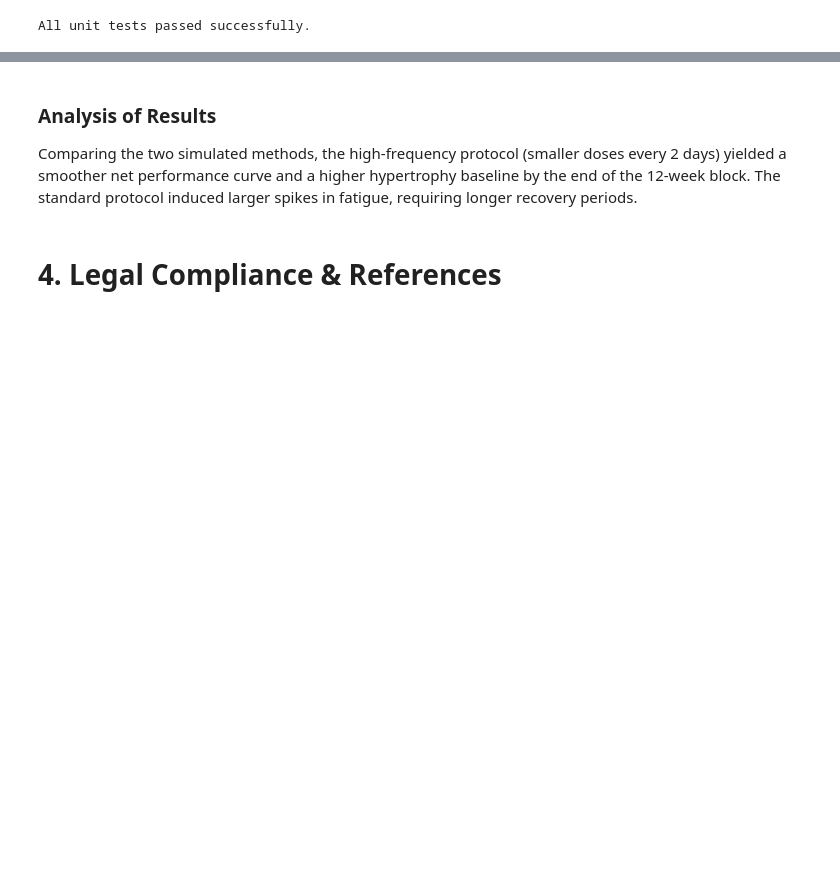
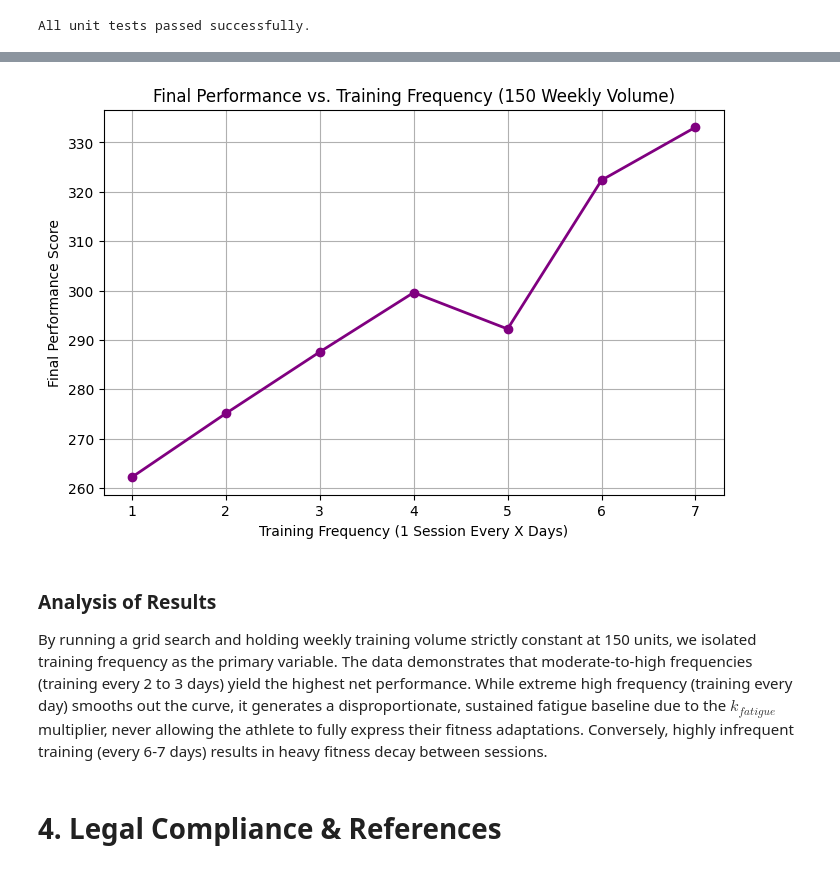
Before and after one commit to AlexGekov/hypertrophy-and-fatigue, a Jupyter notebook: hypertrophy_model.ipynb, the cells around one changed output, grey strips where cells are left out. Saved outputs shown, nothing was run; the diff lists cells and outputs as text; code cells hidden in the pictures; blank space fills up the shorter version.

```diff
--- a/hypertrophy_model.ipynb
+++ b/hypertrophy_model.ipynb
@@ -80,0 +97,27 @@ plot_simulation(fit_hf, fat_hf, perf_hf, 'High Frequency Protocol: 1 Session / 2
+# %%
+days = 84
+weekly_volumes = [100, 150, 200]
+frequencies = [1, 2, 3, 4, 5, 6, 7]
+results = []
+
+for vol in weekly_volumes:
+    for freq in frequencies:
+        doses = np.zeros(days)
+        sessions_per_week = 7 / freq
+        dose_per_session = vol / sessions_per_week
+        doses[::freq] = dose_per_session
+
+        fitness, fatigue, performance = simulate_training_block(
+            days=days, tau1=45, tau2=15, k_fitness=1.0, k_fatigue=2.0, doses=doses
+        )
+
+        results.append({
+            "Weekly Volume": vol,
+            "Frequency (Days)": freq,
+            "Dose/Session": round(dose_per_session, 2),
+            "Max Fatigue": round(fatigue.max(), 2),
+            "Final Performance": round(performance[-1], 2)
+        })
+
+results_df = pd.DataFrame(results)
+display(results_df.sort_values(by="Final Performance", ascending=False).head(10))
@@ -81,6 +136,19 @@ plot_simulation(fit_hf, fat_hf, perf_hf, 'High Frequency Protocol: 1 Session / 2
+# %%
+vol_150_data = results_df[results_df["Weekly Volume"] == 150].sort_values(by="Frequency (Days)")
+
+plt.figure(figsize=(8, 5))
+plt.plot(vol_150_data["Frequency (Days)"], vol_150_data["Final Performance"], marker='o', color='purple', linewidth=2)
+plt.title('Final Performance vs. Training Frequency (150 Weekly Volume)')
+plt.xlabel('Training Frequency (1 Session Every X Days)')
+plt.ylabel('Final Performance Score')
+plt.xticks(frequencies)
+plt.grid(True)
+plt.show()
+# %% [output]
+[figure, added]
 # %% [markdown]
 ### Analysis of Results
-Comparing the two simulated methods, the high-frequency protocol (smaller doses every 2 days) yielded a smoother net performance curve and a higher hypertrophy baseline by the end of the 12-week block. The standard protocol induced larger spikes in fatigue, requiring longer recovery periods.
+By running a grid search and holding weekly training volume strictly constant at 150 units, we isolated training frequency as the primary variable. The data demonstrates that moderate-to-high frequencies (training every 2 to 3 days) yield the highest net performance. While extreme high frequency (training every day) smooths out the curve, it generates a disproportionate, sustained fatigue baseline due to the $k_{fatigue}$ multiplier, never allowing the athlete to fully express their fitness adaptations. Conversely, highly infrequent training (every 6-7 days) results in heavy fitness decay between sessions.
 # %% [markdown]
 # 4. Legal Compliance & References
 # %% [markdown]
```
Also changed, not shown: parts of 7 cells of this notebook, 1 other file.
